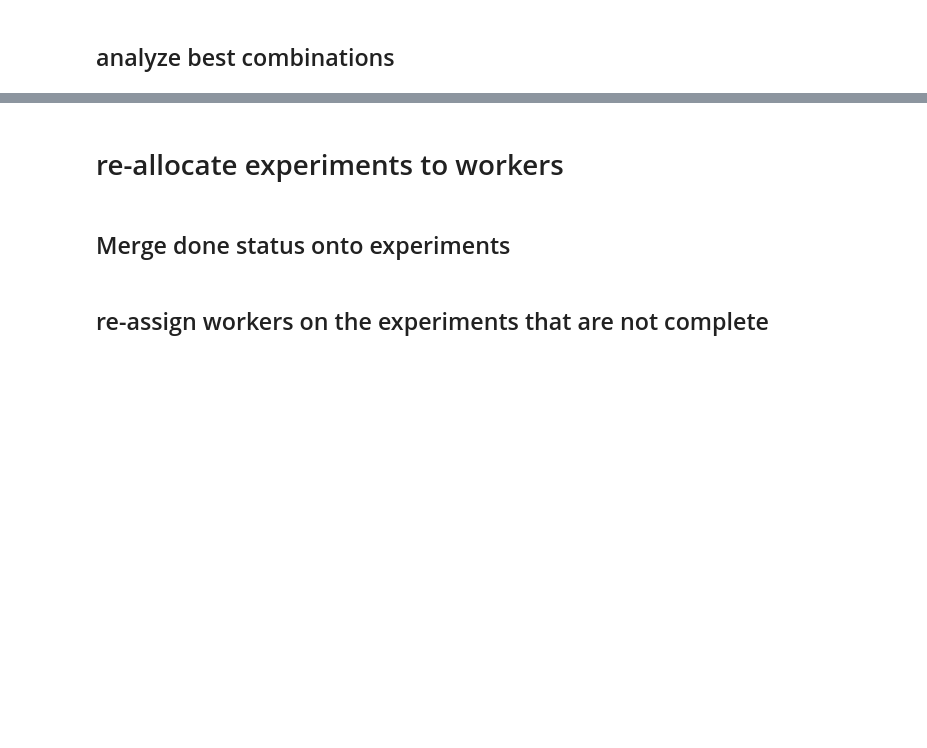
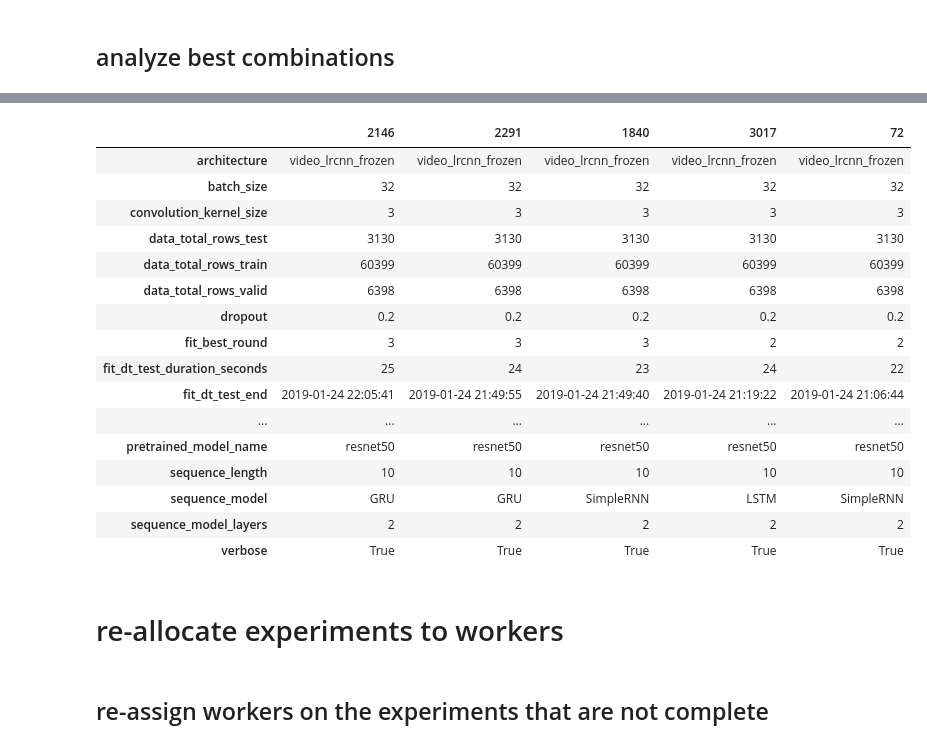
Before and after one commit to alxcnwy/Deep-Neural-Networks-for-Video-Classification, a Jupyter notebook: notebooks/experiments_create_lists.ipynb, the cells around one changed output, grey strips where cells are left out. Saved outputs shown, nothing was run; the diff lists cells and outputs as text; code cells hidden in the pictures; blank space fills up the shorter version.

Commit message:
update experiment list

```diff
--- a/notebooks/experiments_create_lists.ipynb
+++ b/notebooks/experiments_create_lists.ipynb
@@ -314,4 +618,22 @@ results.sort_values("fit_val_acc").head(30).plot(x='model_param_count',y='fit_va
+# %%
+results.sort_values('fit_dt_test_end',ascending=False).head().T
+# %% [output]
+|  | 2146 | 2291 | 1840 | 3017 | 72 |
+| architecture | video_lrcnn_frozen | video_lrcnn_frozen | video_lrcnn_frozen | video_lrcnn_frozen | video_lrcnn_frozen |
+| batch_size | 32 | 32 | 32 | 32 | 32 |
+| convolution_kernel_size | 3 | 3 | 3 | 3 | 3 |
+| data_total_rows_test | 3130 | 3130 | 3130 | 3130 | 3130 |
+| data_total_rows_train | 60399 | 60399 | 60399 | 60399 | 60399 |
+| data_total_rows_valid | 6398 | 6398 | 6398 | 6398 | 6398 |
+| dropout | 0.2 | 0.2 | 0.2 | 0.2 | 0.2 |
+| fit_best_round | 3 | 3 | 3 | 2 | 2 |
+| fit_dt_test_duration_seconds | 25 | 24 | 23 | 24 | 22 |
+| fit_dt_test_end | 2019-01-24 22:05:41 | 2019-01-24 21:49:55 | 2019-01-24 21:49:40 | 2019-01-24 21:19:22 | 2019-01-24 21:06:44 |
+| ... | ... | ... | ... | ... | ... |
+| pretrained_model_name | resnet50 | resnet50 | resnet50 | resnet50 | resnet50 |
+| sequence_length | 10 | 10 | 10 | 10 | 10 |
+| sequence_model | GRU | GRU | SimpleRNN | LSTM | SimpleRNN |
+| sequence_model_layers | 2 | 2 | 2 | 2 | 2 |
+| verbose | True | True | True | True | True |
 # %% [markdown]
 # re-allocate experiments to workers
-# %% [markdown]
-## Merge done status onto experiments
```
Also changed, not shown: parts of 57 cells of this notebook, 1 other file.
